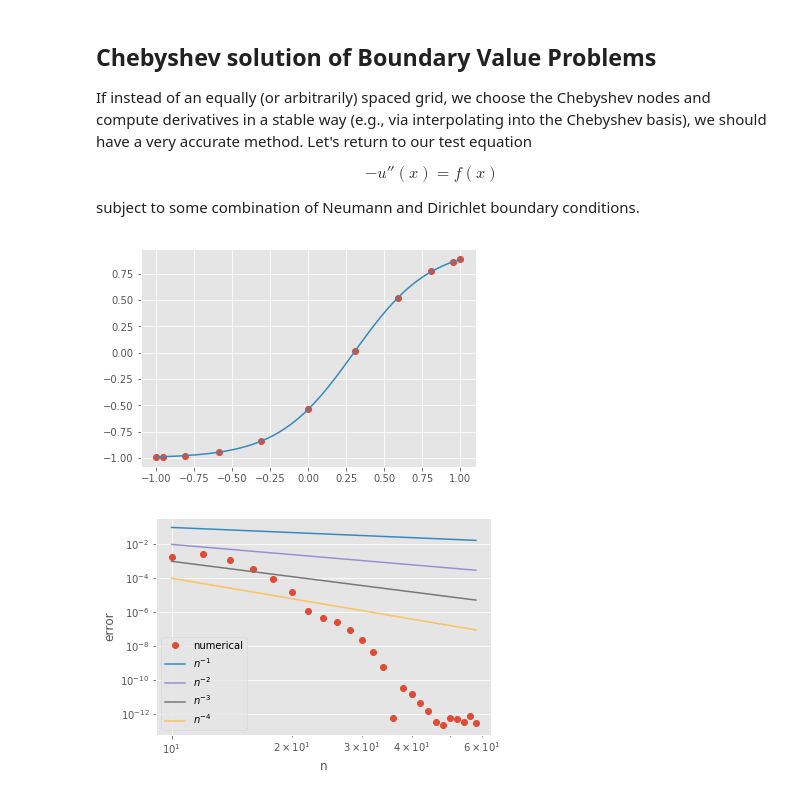
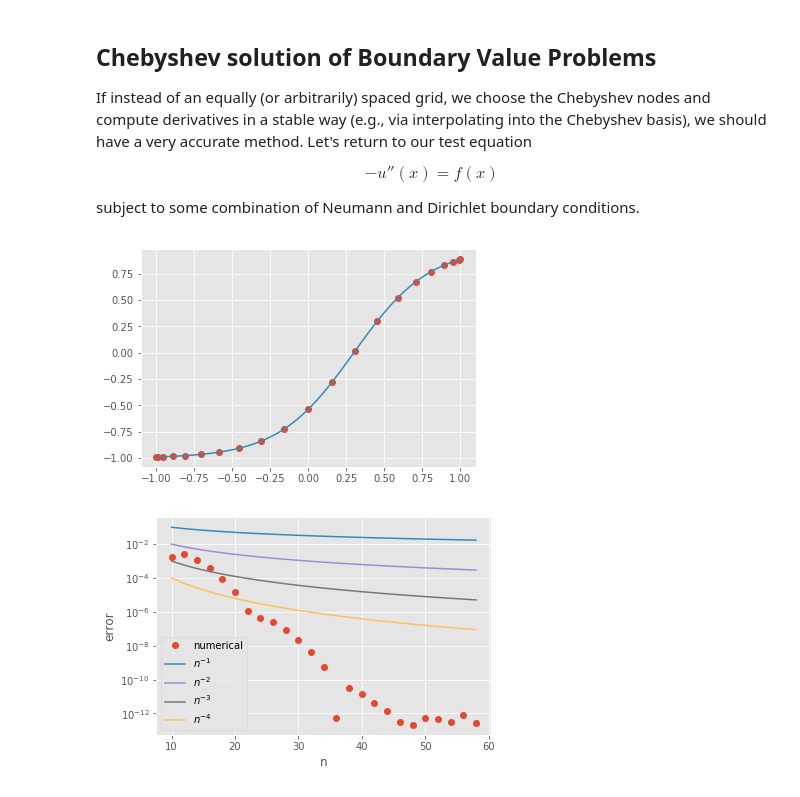
Before and after one commit to cu-numpde/numpde-fall2017, a Jupyter notebook: FDHighOrder.ipynb, the cells around one changed output. Cells and saved outputs as stored; diff of their text form; code cells hidden in the pictures.

```diff
--- a/FDHighOrder.ipynb
+++ b/FDHighOrder.ipynb
@@ -349,26 +351,26 @@ class exact_tanh:
         return -2 * self.k**2 * numpy.tanh(self.k*(x - self.x0)) * numpy.cosh(self.k*(x - self.x0))**(-2)
 
 ex = exact_tanh(2, .3)
-x, L, rhs = laplacian_cheb(10, lambda x: -ex.ddu(x), left=(0,ex.u), right=(1,ex.du))
+x, L, rhs = laplacian_cheb(20, lambda x: -ex.ddu(x), left=(0,ex.u), right=(1,ex.du))
 pyplot.plot(x, numpy.linalg.solve(L, rhs), 'o')
 pyplot.plot(xx, ex.u(xx));
 # %% [output]
-[figure, old version]
+[figure, new version]
 # %%
 def mms_error(n, discretize, sol):
     x, L, f = discretize(n, lambda x: -sol.ddu(x), left=(0,sol.u), right=(1,sol.du))
     u = numpy.linalg.solve(L, f)
     return numpy.linalg.norm(u - sol.u(x), numpy.inf)
 
 ns = numpy.arange(10,60,2)
 errors = [mms_error(n, laplacian_cheb, ex) for n in ns]
 pyplot.figure()
-pyplot.loglog(ns, errors, 'o', label='numerical')
+pyplot.semilogy(ns, errors, 'o', label='numerical')
 for p in range(1,5):
-    pyplot.loglog(ns, 1/ns**(p), label='$n^{-%d}$'%p)
+    pyplot.semilogy(ns, 1/ns**(p), label='$n^{-%d}$'%p)
 pyplot.xlabel('n')
 pyplot.ylabel('error')
 
 pyplot.legend(loc='lower left');
 # %% [output]
-[figure, old version]
+[figure, new version]
```
Also changed, not shown: parts of 4 cells of this notebook, 1 other file.
